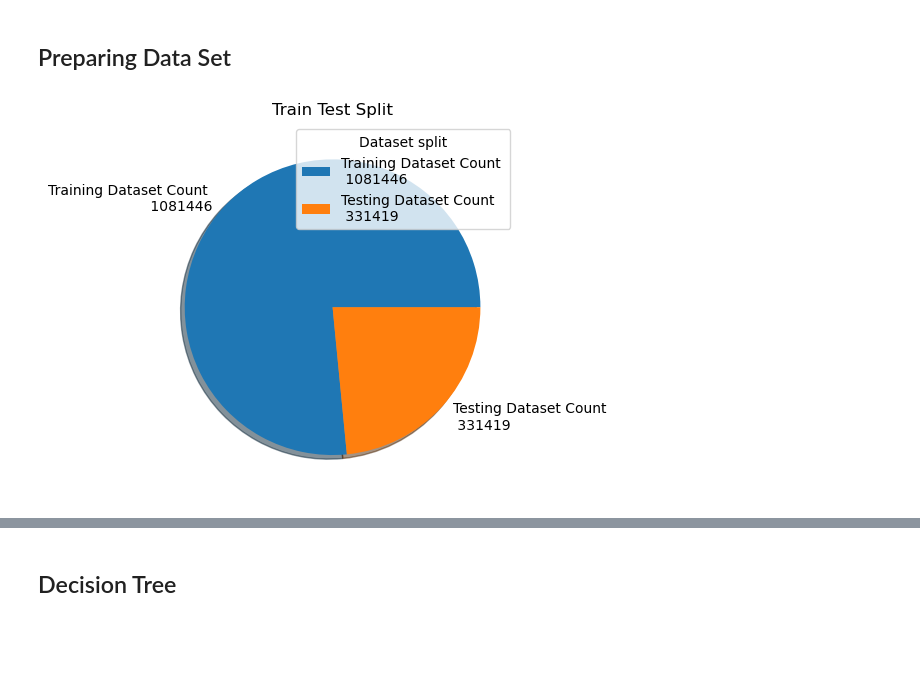
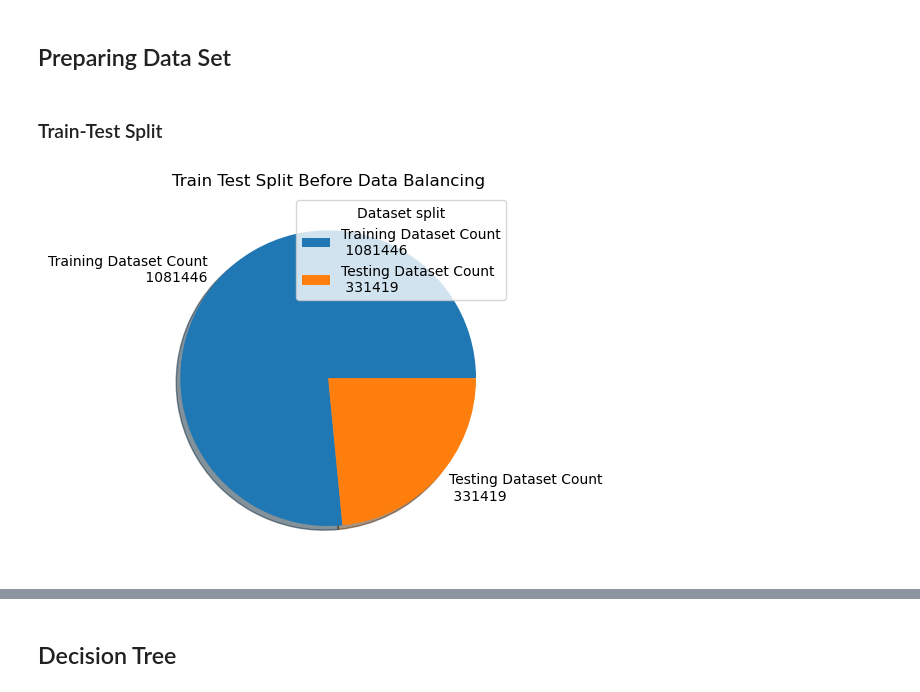
Before and after one commit to ss161185/SOEN6111_PROJECT, a Jupyter notebook: soen_project_team_28.ipynb, the cells around one changed output, grey strips where cells are left out. Saved outputs shown, nothing was run; the diff lists cells and outputs as text; code cells hidden in the pictures; blank space fills up the shorter version.

```diff
--- a/soen_project_team_28.ipynb
+++ b/soen_project_team_28.ipynb
@@ -144,25 +145,27 @@ Name: activity, dtype: int64
 # Model Training and Evaluation
 # %% [markdown]
 ## Preparing Data Set
-# %%
-# Separating the dataset into a training set and a test set.
-# Making the cut between the long (1-9) as Training Dataset and the short trials (11-16) as Testing Dataset,
-# This ensures the evenly distribution of classes among training and testing data
-
-train_long_df = df[(df.trial < 10)]
-test_short_df = df[(df.trial > 10)]
-
-# Extracting Features and Label for Training and Testing data.
-
-X_train_long = train_long_df.iloc[:,:-3]
-y_train_long = train_long_df.activity
-
-X_test_short = test_short_df.iloc[:,:-3]
-y_test_short = test_short_df.activity
-
-plt.pie([len(train_long_df), len(test_short_df)], labels = [f"Training Dataset Count \n {len(train_long_df)}",f"Testing Dataset Count \n {len(test_short_df)}"], shadow = True)
-plt.legend(title = "Dataset split")
-plt.title('Train Test Split')
-plt.show()
-# %% [output]
-[figure, removed]
+# %% [markdown]
+### Train-Test Split
+# %%
+# Separating the dataset into a training set and a test set.
+# Making the cut between the long (1-9) as Training Dataset and the short trials (11-16) as Testing Dataset,
+# This ensures the evenly distribution of classes among training and testing data
+
+train_long_df = df[(df.trial < 10)]
+test_short_df = df[(df.trial > 10)]
+
+# Extracting Features and Label for Training and Testing data.
+
+X_train_long = train_long_df.iloc[:,:-3]
+y_train_long = train_long_df.activity
+
+X_test_short = test_short_df.iloc[:,:-3]
+y_test_short = test_short_df.activity
+
+plt.pie([len(y_train_long), len(y_test_short)], labels = [f"Training Dataset Count\n {len(train_long_df)}",f"Testing Dataset Count \n {len(test_short_df)}"], shadow = True)
+plt.legend(title = "Dataset split")
+plt.title('Train Test Split Before Data Balancing')
+plt.show()
+# %% [output]
+[figure, added]
```
Also changed, not shown: parts of 23 cells of this notebook.
